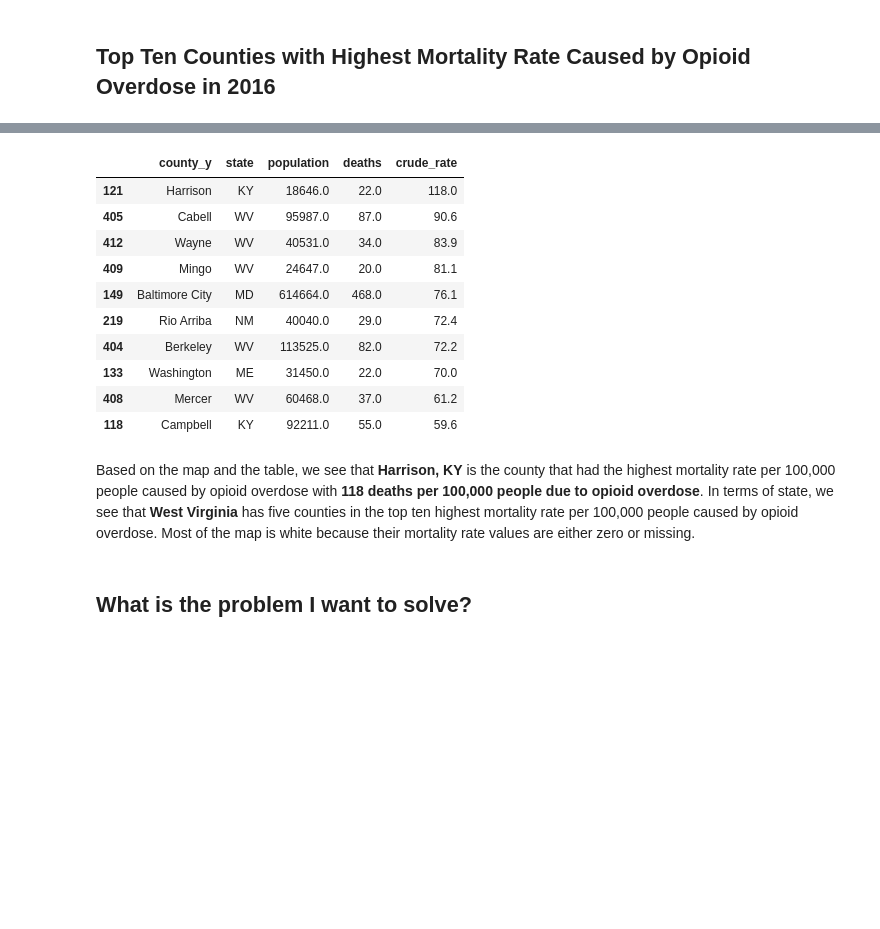
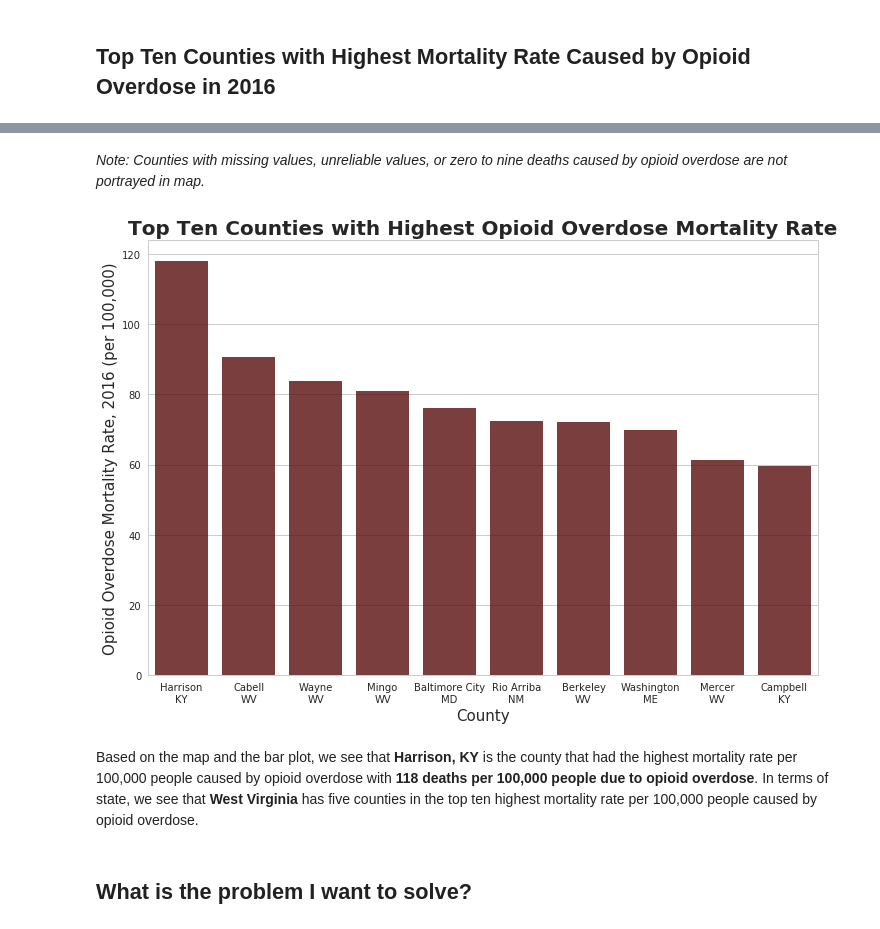
Before and after one commit to danielhanbitlee/Springboard, a Jupyter notebook: capstone_project/data_storytelling.ipynb, the cells around one changed output, grey strips where cells are left out. Drawn from its saved outputs; the diff is of its cells as text; code cells hidden in the pictures; blank space fills up the shorter version.

Commit message:
updating data storytelling pdf and ipynb

```diff
--- a/capstone_project/data_storytelling.ipynb
+++ b/capstone_project/data_storytelling.ipynb
@@ -152,23 +158,23 @@ py.iplot(fig, filename='choropleth_full_usa')
 [interactive output not drawn]
+# %% [markdown]
+*Note: Counties with missing values, unreliable values, or zero to nine deaths caused by opioid overdose are not portrayed in map.*
 # %%
+# combine county and state as one column
+merged_data['county,state'] = merged_data.county_y.map(str) + "\n"  + merged_data.state
 # obtain the location of columns I want to select - ['county_y', 'state', 'population', 'deaths', 'crude_rate']
-wanted_columns = [merged_data.columns.get_loc(column_label) for column_label in ['county_y', 'state', 'population', 'deaths', 'crude_rate']]
+wanted_columns = [merged_data.columns.get_loc(column_label) for column_label in ['county,state', 'crude_rate']]
 # ten counties with highest crude_rate
-merged_data.sort_values('crude_rate', ascending = False).iloc[:10, wanted_columns]
+top_ten = merged_data.sort_values('crude_rate', ascending = False).iloc[:10, wanted_columns]
+
+sns.barplot(x = 'county,state', y = 'crude_rate', data = top_ten, color = '#660000', alpha = 0.8)
+plt.title('Top Ten Counties with Highest Opioid Overdose Mortality Rate', fontsize = 20, fontweight = 'bold')
+plt.xlabel("County", fontsize = 15)
+plt.ylabel("Opioid Overdose Mortality Rate, 2016 (per 100,000)", fontsize = 15)
+plt.show()
 # %% [output]
-|  | county_y | state | population | deaths | crude_rate |
-| 121 | Harrison | KY | 18646.0 | 22.0 | 118.0 |
-| 405 | Cabell | WV | 95987.0 | 87.0 | 90.6 |
-| 412 | Wayne | WV | 40531.0 | 34.0 | 83.9 |
-| 409 | Mingo | WV | 24647.0 | 20.0 | 81.1 |
-| 149 | Baltimore City | MD | 614664.0 | 468.0 | 76.1 |
-| 219 | Rio Arriba | NM | 40040.0 | 29.0 | 72.4 |
-| 404 | Berkeley | WV | 113525.0 | 82.0 | 72.2 |
-| 133 | Washington | ME | 31450.0 | 22.0 | 70.0 |
-| 408 | Mercer | WV | 60468.0 | 37.0 | 61.2 |
-| 118 | Campbell | KY | 92211.0 | 55.0 | 59.6 |
+[figure, added]
 # %% [markdown]
-Based on the map and the table, we see that **Harrison, KY** is the county that had the highest mortality rate per 100,000 people caused by opioid overdose with **118 deaths per 100,000 people due to opioid overdose**. In terms of state, we see that **West Virginia** has five counties in the top ten highest mortality rate per 100,000 people caused by opioid overdose. Most of the map is white because their mortality rate values are either zero or missing.
+Based on the map and the bar plot, we see that **Harrison, KY** is the county that had the highest mortality rate per 100,000 people caused by opioid overdose with **118 deaths per 100,000 people due to opioid overdose**. In terms of state, we see that **West Virginia** has five counties in the top ten highest mortality rate per 100,000 people caused by opioid overdose.
 # %% [markdown]
 ## What is the problem I want to solve?
 # %% [markdown]
```
Also changed, not shown: parts of 1 cell of this notebook, 1 other file.
